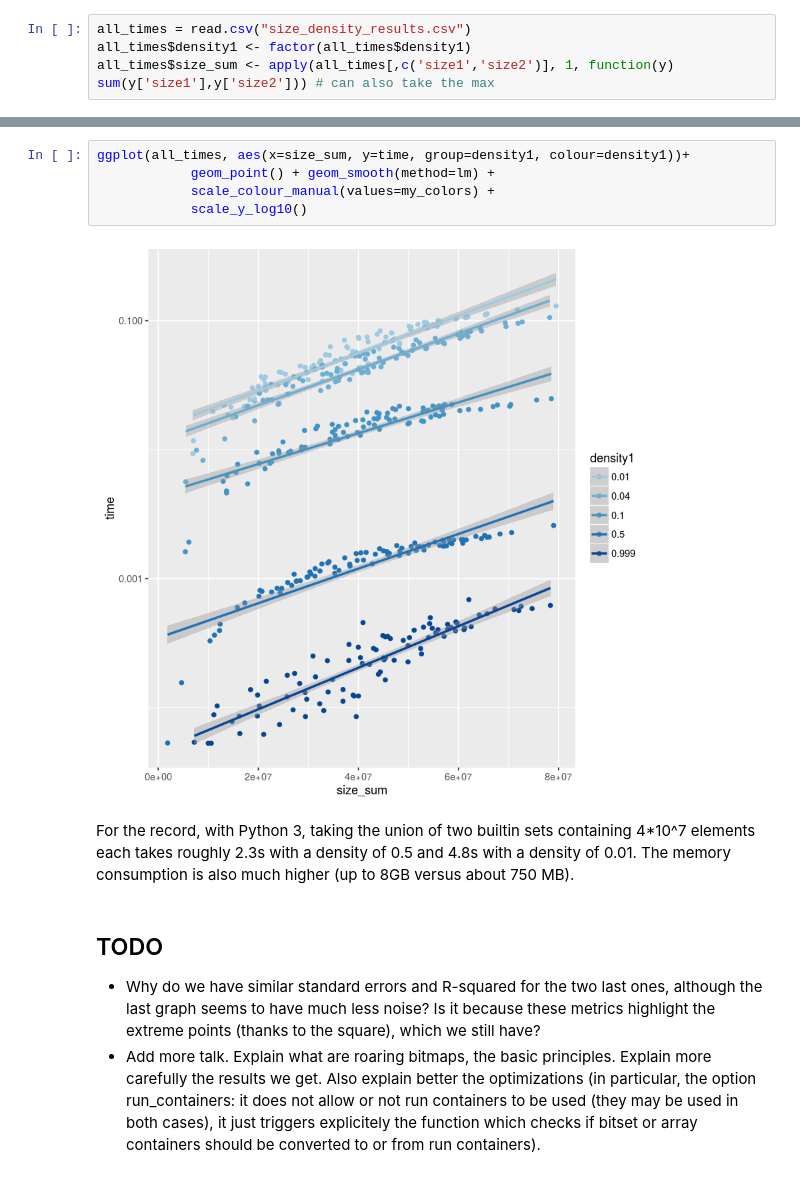
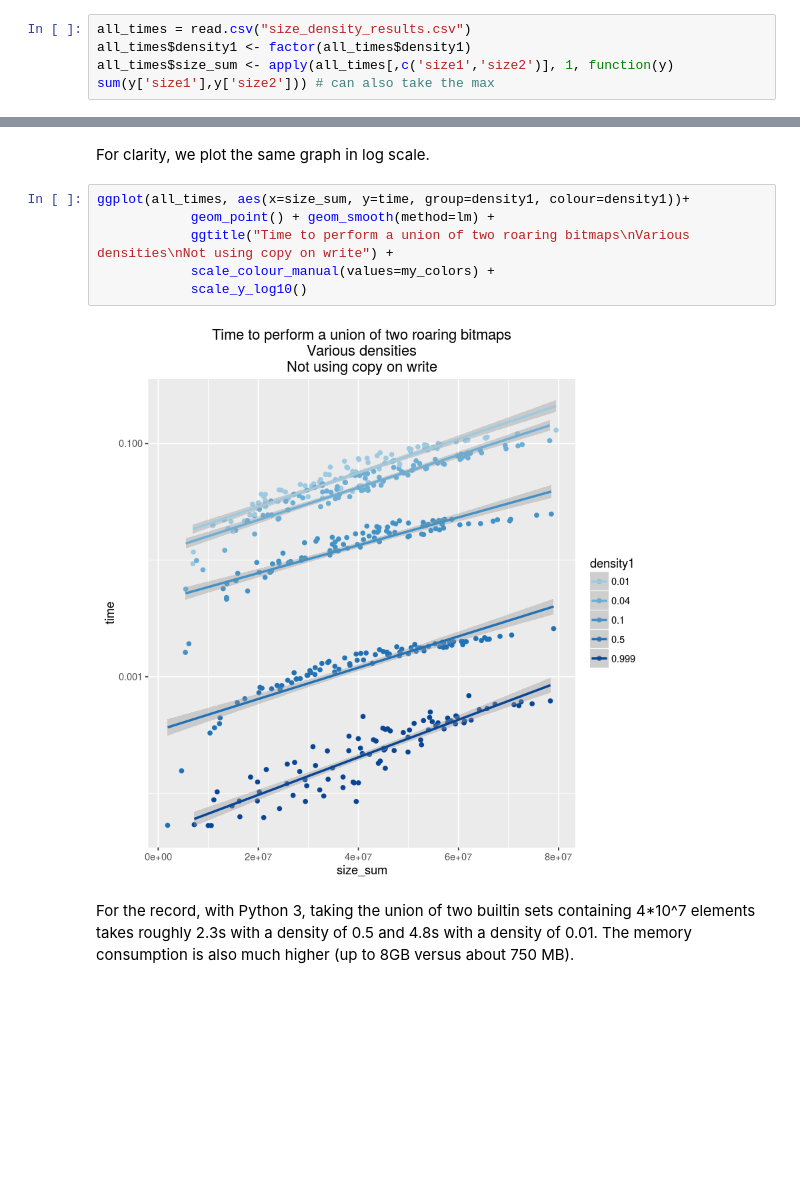
Before and after one commit to Ezibenroc/roaring_analysis, a Jupyter notebook: size_density_analysis.ipynb, the cells around one changed output, grey strips where cells are left out. Cells and saved outputs as stored; diff of their text form; blank space fills up the shorter version.

```diff
--- a/size_density_analysis.ipynb
+++ b/size_density_analysis.ipynb
@@ -165,14 +182,12 @@ ggplot(all_times, aes(x=size_sum, y=time, group=density1, colour=density1))+
+# %% [markdown]
+For clarity, we plot the same graph in log scale.
 # %%
 ggplot(all_times, aes(x=size_sum, y=time, group=density1, colour=density1))+
             geom_point() + geom_smooth(method=lm) +
+            ggtitle("Time to perform a union of two roaring bitmaps\nVarious densities\nNot using copy on write") +
             scale_colour_manual(values=my_colors) +
             scale_y_log10()
 # %% [output]
-[figure, old version]
+[figure, new version]
 # %% [markdown]
-For the record, with Python 3, taking the union of two builtin sets containing 4\*10^7 elements each takes roughly 2.3s with a density of 0.5 and 4.8s with a density of 0.01. The memory consumption is also much higher (up to 8GB versus about 750 MB).
+For the record, with Python 3, taking the union of two builtin sets containing 4\*10^7 elements takes roughly 2.3s with a density of 0.5 and 4.8s with a density of 0.01. The memory consumption is also much higher (up to 8GB versus about 750 MB).
-# %% [markdown]
-## TODO
-
-* Why do we have similar standard errors and R-squared for the two last ones, although the last graph seems to have much less noise? Is it because these metrics highlight the extreme points (thanks to the square), which we still have?
-* Add more talk. Explain what are roaring bitmaps, the basic principles. Explain more carefully the results we get. Also explain better the optimizations (in particular, the option run_containers: it does not allow or not run containers to be used (they may be used in both cases), it just triggers explicitely the function which checks if bitset or array containers should be converted to or from run containers).
```
Also changed, not shown: parts of 10 cells of this notebook, 2 other files.
